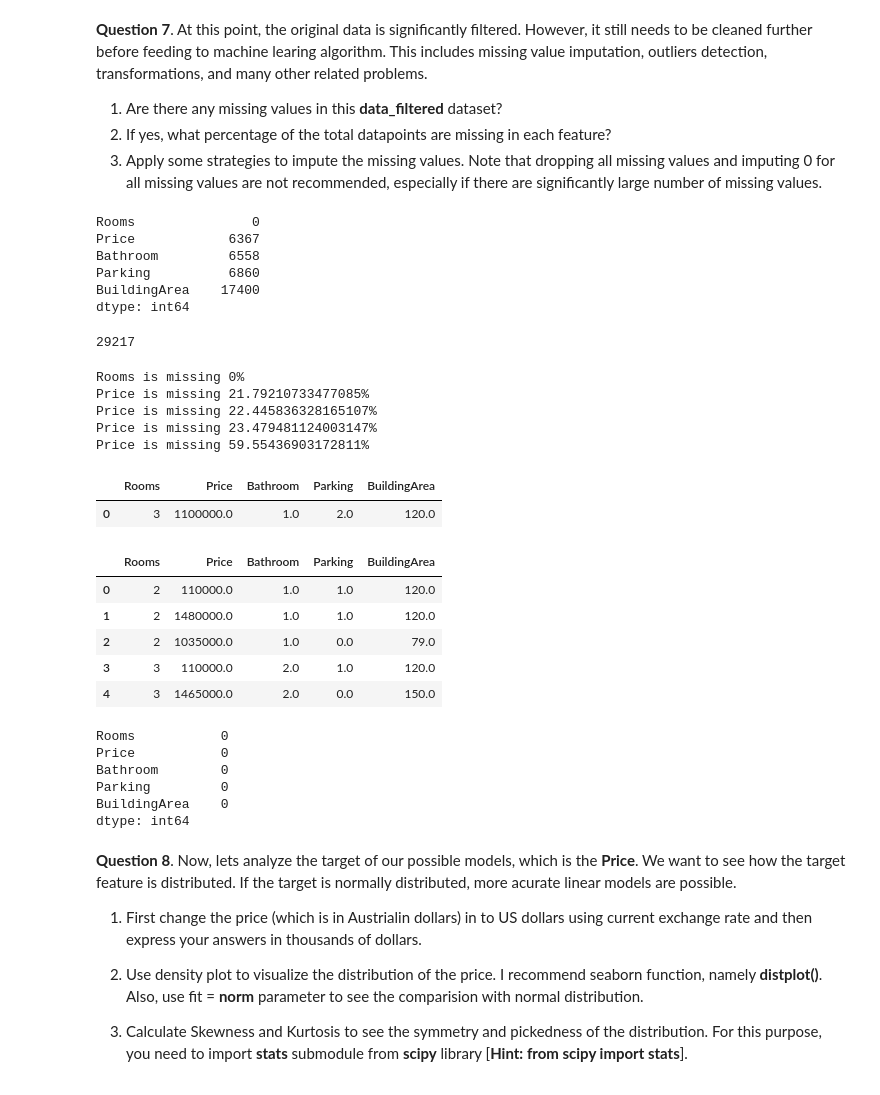
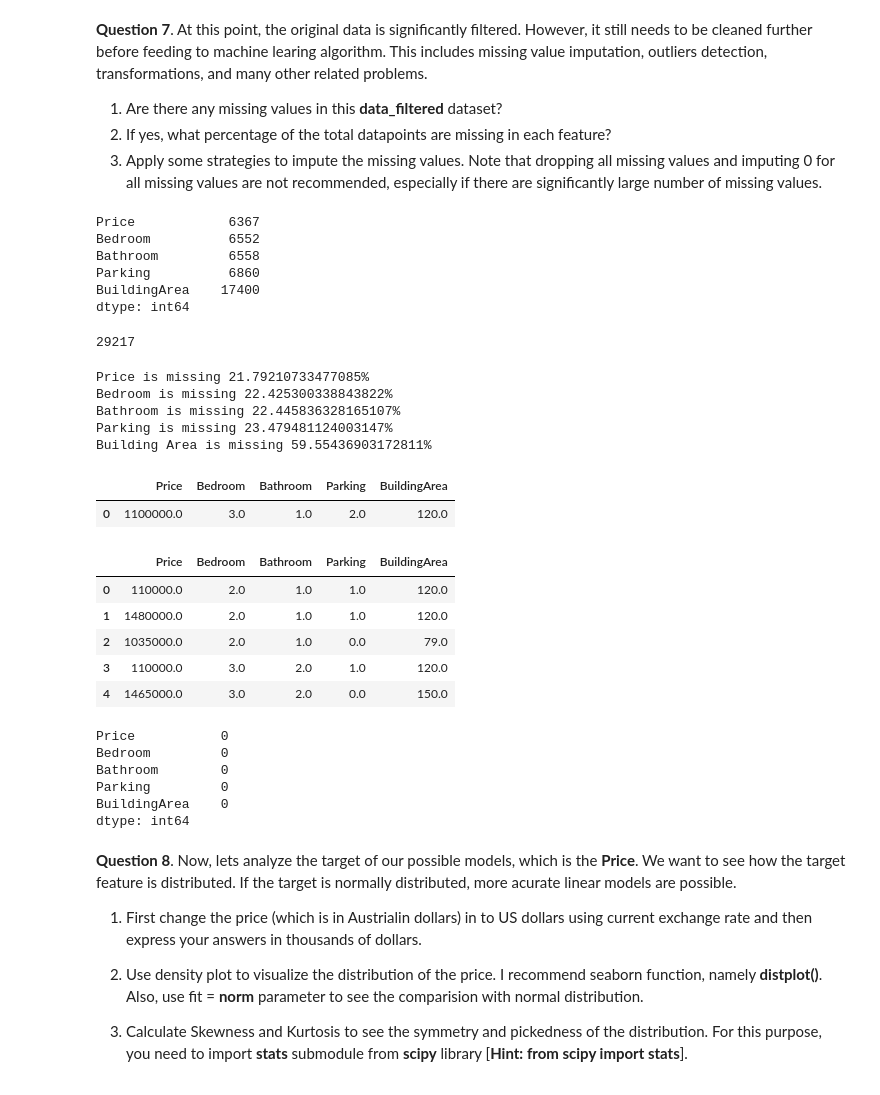
Before and after one commit to JakeSouza/Mini_Project3, a Jupyter notebook: Mini_Project 3.ipynb, the cells around one changed output. Saved outputs shown, nothing was run; the diff lists cells and outputs as text; code cells hidden in the pictures.

```diff
--- a/Mini_Project 3.ipynb
+++ b/Mini_Project 3.ipynb
@@ -204,6 +207,6 @@ sb.jointplot(data_filtered["Bedroom2"], data_filtered['Rooms'])
 - Replace **Bedroom2**  by **Bedroom**
 - Replace **Car** by **Parking**
 # %%
-data_filtered = data_filtered.drop("Bedroom2", axis = 1)
+data_filtered = data_filtered.drop("Rooms", axis = 1)
 data_filtered.head()
 # %% [output]
@@ -215,0 +219,3 @@ data_filtered.head()
+# %%
+data_filtered = data_filtered.rename(index=str, columns={"Bedroom2": "Bedroom"})
+data_filtered.head()
@@ -233,8 +246,8 @@ data_filtered.head()
 # %%
 np.sum(data_filtered.isnull())
 # %% [output]
-Rooms               0
 Price            6367
+Bedroom          6552
 Bathroom         6558
 Parking          6860
 BuildingArea    17400
@@ -244,38 +257,38 @@ data_filtered.shape[0]
 # %% [output]
 29217
 # %%
-print("Rooms is missing 0%")
 print("Price is missing " + str((6367/29217) * 100) + "%")
-print("Price is missing " + str((6558/29217) * 100) + "%")
-print("Price is missing " + str((6860/29217) * 100) + "%")
-print("Price is missing " + str((17400/29217) * 100) + "%")
+print("Bedroom is missing " + str((6552/29217) * 100) + "%")
+print("Bathroom is missing " + str((6558/29217) * 100) + "%")
+print("Parking is missing " + str((6860/29217) * 100) + "%")
+print("Building Area is missing " + str((17400/29217) * 100) + "%")
 # %% [output]
-Rooms is missing 0%
 Price is missing 21.79210733477085%
-Price is missing 22.445836328165107%
-Price is missing 23.479481124003147%
-Price is missing 59.55436903172811%
+Bedroom is missing 22.425300338843822%
+Bathroom is missing 22.445836328165107%
+Parking is missing 23.479481124003147%
+Building Area is missing 59.55436903172811%
 # %%
 data_filtered.mode()
 # %% [output]
-|  | Rooms | Price | Bathroom | Parking | BuildingArea |
-| 0 | 3 | 1100000.0 | 1.0 | 2.0 | 120.0 |
+|  | Price | Bedroom | Bathroom | Parking | BuildingArea |
+| 0 | 1100000.0 | 3.0 | 1.0 | 2.0 | 120.0 |
 # %%
-values = {'Rooms': 3, 'Price': 110000, 'Bathroom': 1, 'Parking': 2, 'BuildingArea': 120}
+values = {'Price': 110000, 'Bedroom': 3, 'Bathroom': 1, 'Parking': 2, 'BuildingArea': 120}
 data_filtered = data_filtered.fillna(value=values)
 data_filtered.head()
 # %% [output]
-|  | Rooms | Price | Bathroom | Parking | BuildingArea |
-| 0 | 2 | 110000.0 | 1.0 | 1.0 | 120.0 |
-| 1 | 2 | 1480000.0 | 1.0 | 1.0 | 120.0 |
-| 2 | 2 | 1035000.0 | 1.0 | 0.0 | 79.0 |
-| 3 | 3 | 110000.0 | 2.0 | 1.0 | 120.0 |
-| 4 | 3 | 1465000.0 | 2.0 | 0.0 | 150.0 |
+|  | Price | Bedroom | Bathroom | Parking | BuildingArea |
+| 0 | 110000.0 | 2.0 | 1.0 | 1.0 | 120.0 |
+| 1 | 1480000.0 | 2.0 | 1.0 | 1.0 | 120.0 |
+| 2 | 1035000.0 | 2.0 | 1.0 | 0.0 | 79.0 |
+| 3 | 110000.0 | 3.0 | 2.0 | 1.0 | 120.0 |
+| 4 | 1465000.0 | 3.0 | 2.0 | 0.0 | 150.0 |
 # %%
 np.sum(data_filtered.isnull())
 # %% [output]
-Rooms           0
 Price           0
+Bedroom         0
 Bathroom        0
 Parking         0
 BuildingArea    0
```
Also changed, not shown: parts of 30 cells of this notebook.
